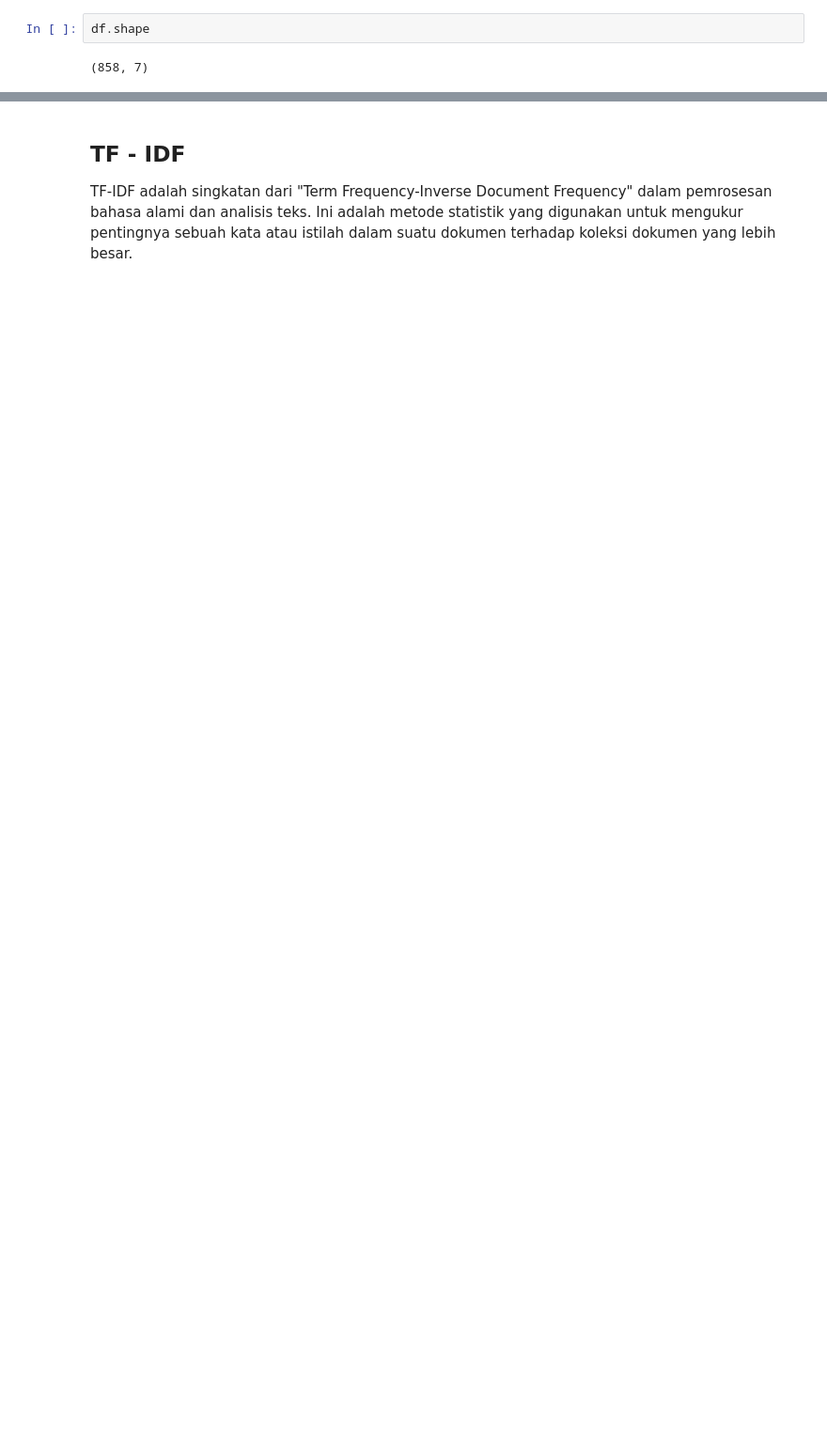
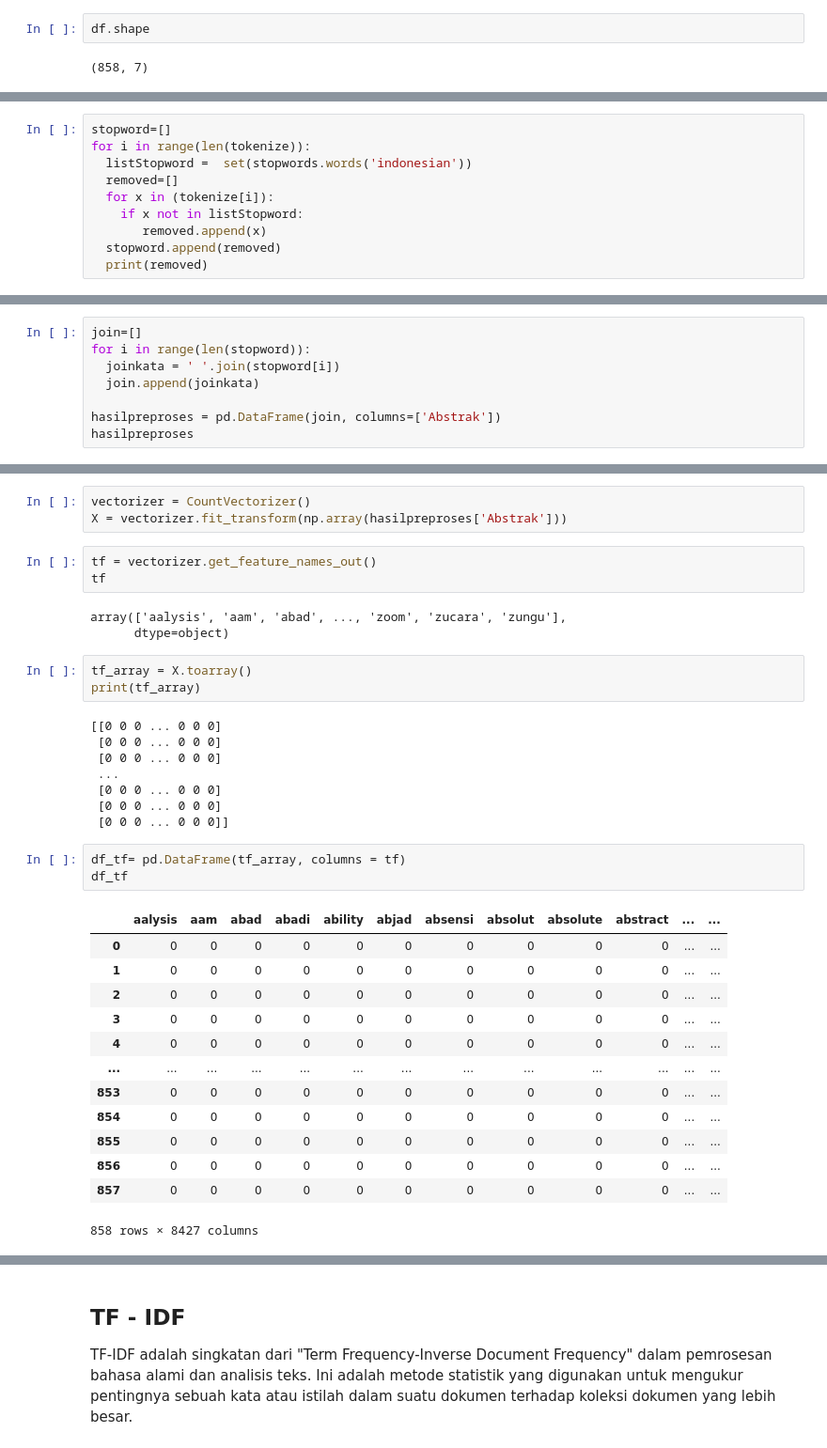
Before and after one commit to ArbilShofiyurrahman/ppw, a Jupyter notebook: _sources/tugas-ppw/Tugas2.ipynb, the cells around one changed output, grey strips where cells are left out. Shown at 94% size. Cells and saved outputs as stored; diff of their text form; blank space fills up the shorter version.

```diff
--- a/_sources/tugas-ppw/Tugas2.ipynb
+++ b/_sources/tugas-ppw/Tugas2.ipynb
@@ -514,0 +143,10 @@ one_hot_df.to_excel('one_hot_df.xlsx', index=False)
+# %%
+stopword=[]
+for i in range(len(tokenize)):
+  listStopword =  set(stopwords.words('indonesian'))
+  removed=[]
+  for x in (tokenize[i]):
+    if x not in listStopword:
+       removed.append(x)
+  stopword.append(removed)
+  print(removed)
@@ -514,0 +173,8 @@ one_hot_df.to_excel('one_hot_df.xlsx', index=False)
+# %%
+join=[]
+for i in range(len(stopword)):
+  joinkata = ' '.join(stopword[i])
+  join.append(joinkata)
+
+hasilpreproses = pd.DataFrame(join, columns=['Abstrak'])
+hasilpreproses
@@ -514,0 +199,37 @@ one_hot_df.to_excel('one_hot_df.xlsx', index=False)
+# %%
+vectorizer = CountVectorizer()
+X = vectorizer.fit_transform(np.array(hasilpreproses['Abstrak']))
+# %%
+tf = vectorizer.get_feature_names_out()
+tf
+# %% [output]
+array(['aalysis', 'aam', 'abad', ..., 'zoom', 'zucara', 'zungu'],
+      dtype=object)
+# %%
+tf_array = X.toarray()
+print(tf_array)
+# %% [output]
+[[0 0 0 ... 0 0 0]
+ [0 0 0 ... 0 0 0]
+ [0 0 0 ... 0 0 0]
+ ...
+ [0 0 0 ... 0 0 0]
+ [0 0 0 ... 0 0 0]
+ [0 0 0 ... 0 0 0]]
+# %%
+df_tf= pd.DataFrame(tf_array, columns = tf)
+df_tf
+# %% [output]
+|  | aalysis | aam | abad | abadi | ability | abjad | absensi | absolut | absolute | abstract | ... | ... |
+| 0 | 0 | 0 | 0 | 0 | 0 | 0 | 0 | 0 | 0 | 0 | ... | ... |
+| 1 | 0 | 0 | 0 | 0 | 0 | 0 | 0 | 0 | 0 | 0 | ... | ... |
+| 2 | 0 | 0 | 0 | 0 | 0 | 0 | 0 | 0 | 0 | 0 | ... | ... |
+| 3 | 0 | 0 | 0 | 0 | 0 | 0 | 0 | 0 | 0 | 0 | ... | ... |
+| 4 | 0 | 0 | 0 | 0 | 0 | 0 | 0 | 0 | 0 | 0 | ... | ... |
+| ... | ... | ... | ... | ... | ... | ... | ... | ... | ... | ... | ... | ... |
+| 853 | 0 | 0 | 0 | 0 | 0 | 0 | 0 | 0 | 0 | 0 | ... | ... |
+| 854 | 0 | 0 | 0 | 0 | 0 | 0 | 0 | 0 | 0 | 0 | ... | ... |
+| 855 | 0 | 0 | 0 | 0 | 0 | 0 | 0 | 0 | 0 | 0 | ... | ... |
+| 856 | 0 | 0 | 0 | 0 | 0 | 0 | 0 | 0 | 0 | 0 | ... | ... |
+| 857 | 0 | 0 | 0 | 0 | 0 | 0 | 0 | 0 | 0 | 0 | ... | ... |
+858 rows × 8427 columns
```
Also changed, not shown: parts of 70 cells of this notebook, 13 other files.
